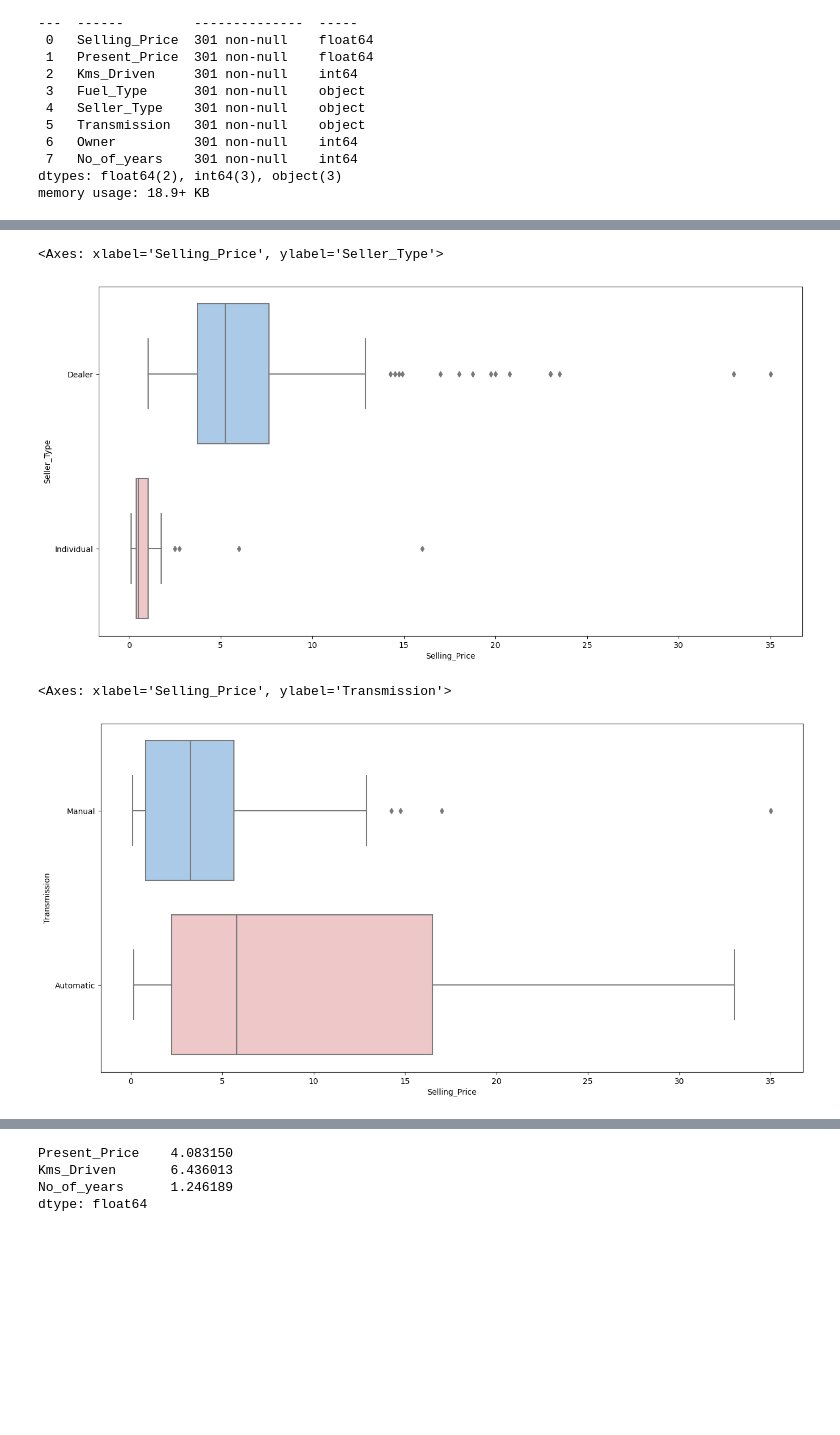
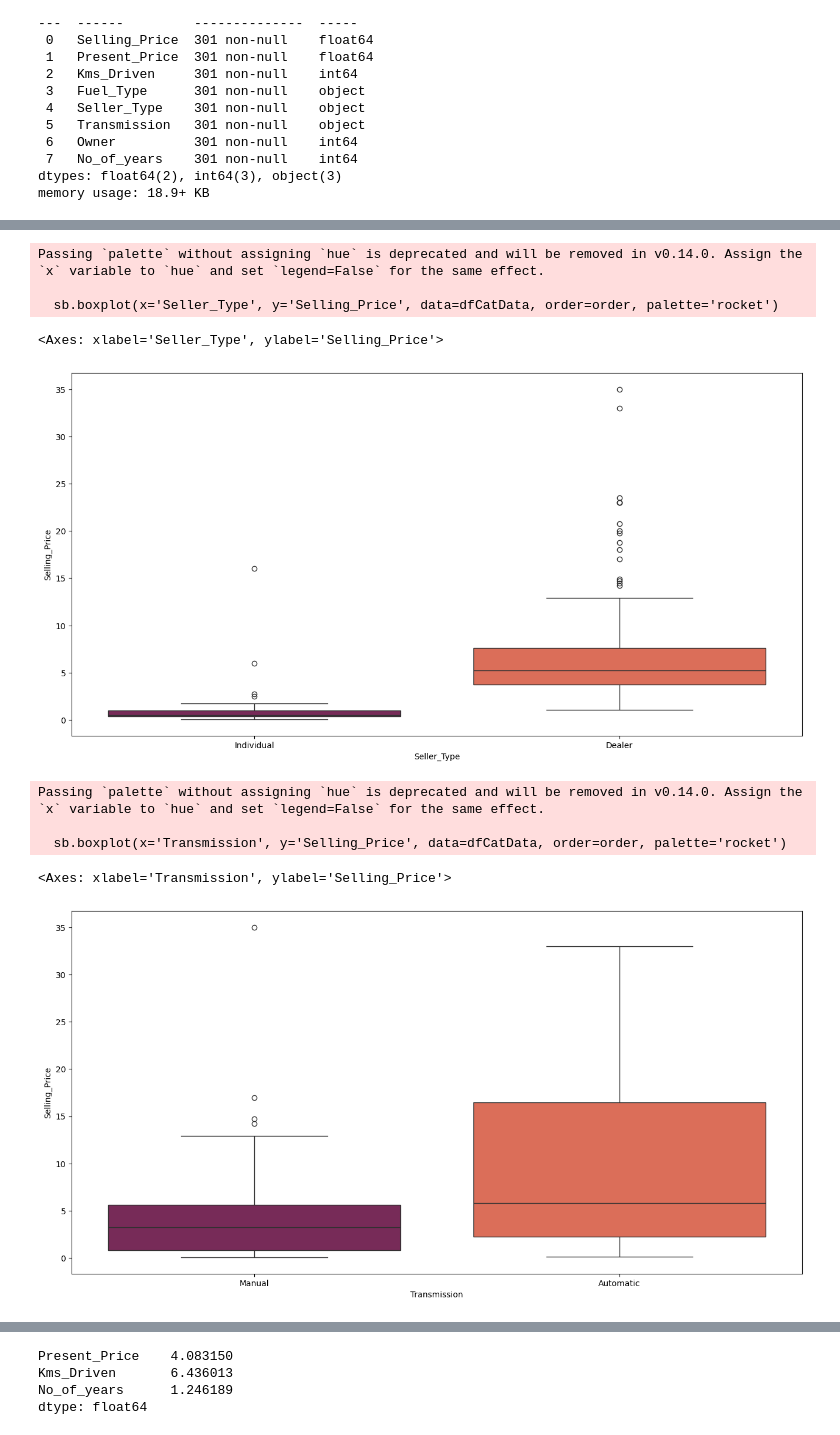
Before and after one commit to joycelee91/SC1015_miniproject, a Jupyter notebook: car-price-prediction.ipynb, the cells around one changed output, grey strips where cells are left out. Saved outputs shown, nothing was run; the diff lists cells and outputs as text; code cells hidden in the pictures; blank space fills up the shorter version.

```diff
--- a/car-price-prediction.ipynb
+++ b/car-price-prediction.ipynb
@@ -83,7 +99,5 @@ df.head()
 # %%
-# Calculate the age of the car and add it as a new column 'No_of_years'
-
-df['No_of_years'] = 2023 - df['Year']
+df['No_of_years'] = 2024 - df['Year']
 df.head()
 # %% [output]
 |  | Year | Selling_Price | Present_Price | Kms_Driven | Fuel_Type | Seller_Type | Transmission | Owner | ... |
@@ -143,0 +160,3 @@ memory usage: 18.9+ KB
+# %%
+dfCatData = pd.DataFrame(df[['Fuel_Type', 'Seller_Type', 'Transmission', 'Owner']])
+dfCatData.head()
@@ -143,0 +180,2 @@ memory usage: 18.9+ KB
+# %%
+dfCatData = dfCatData.astype('category')
@@ -212,0 +302,4 @@ plt.show()
+# %%
+# Add Selling_Price to the dataframe
+dfCatData = pd.concat([dfCatData, df["Selling_Price"]], axis = 1).reindex(dfCatData.index)
+dfCatData.head()
@@ -221,17 +324,27 @@ sb.boxplot(y = 'Fuel_Type', x = 'Selling_Price', data = df, palette=pastel_rainb
 # %%
+
+order = dfCatData.groupby('Seller_Type')['Selling_Price'].median().sort_values().index
+
+# Create the box plot with sorted order
 f = plt.figure(figsize=(16, 8))
-
-# Create a boxplot to visualize the distribution of 'Selling_Price' across different 'Seller_Type'.
-sb.boxplot(y = 'Seller_Type', x = 'Selling_Price', data = df, palette=pastel_rainbow_colors)
+sb.boxplot(x='Seller_Type', y='Selling_Price', data=dfCatData, order=order, palette='rocket')
 # %% [output]
-<Axes: xlabel='Selling_Price', ylabel='Seller_Type'>
+Passing `palette` without assigning `hue` is deprecated and will be removed in v0.14.0. Assign the `x` variable to `hue` and set `legend=False` for the same effect.
+
+  sb.boxplot(x='Seller_Type', y='Selling_Price', data=dfCatData, order=order, palette='rocket')
+<Axes: xlabel='Seller_Type', ylabel='Selling_Price'>
-[figure, old version]
+[figure, new version]
 # %%
+# Define the order of Fuel_Type based on median Selling_Price
+order = dfCatData.groupby('Transmission')['Selling_Price'].median().sort_values().index
+
+# Create the box plot with sorted order
 f = plt.figure(figsize=(16, 8))
-
-# Create a boxplot to visualize the distribution of 'Selling_Price' across different 'Transmission' types.
-sb.boxplot(y = 'Transmission', x = 'Selling_Price', data = df, palette=pastel_rainbow_colors)
+sb.boxplot(x='Transmission', y='Selling_Price', data=dfCatData, order=order, palette='rocket')
 # %% [output]
-<Axes: xlabel='Selling_Price', ylabel='Transmission'>
+Passing `palette` without assigning `hue` is deprecated and will be removed in v0.14.0. Assign the `x` variable to `hue` and set `legend=False` for the same effect.
+
+  sb.boxplot(x='Transmission', y='Selling_Price', data=dfCatData, order=order, palette='rocket')
+<Axes: xlabel='Transmission', ylabel='Selling_Price'>
-[figure, old version]
+[figure, new version]
 # %%
```
Also changed, not shown: parts of 81 cells of this notebook.
